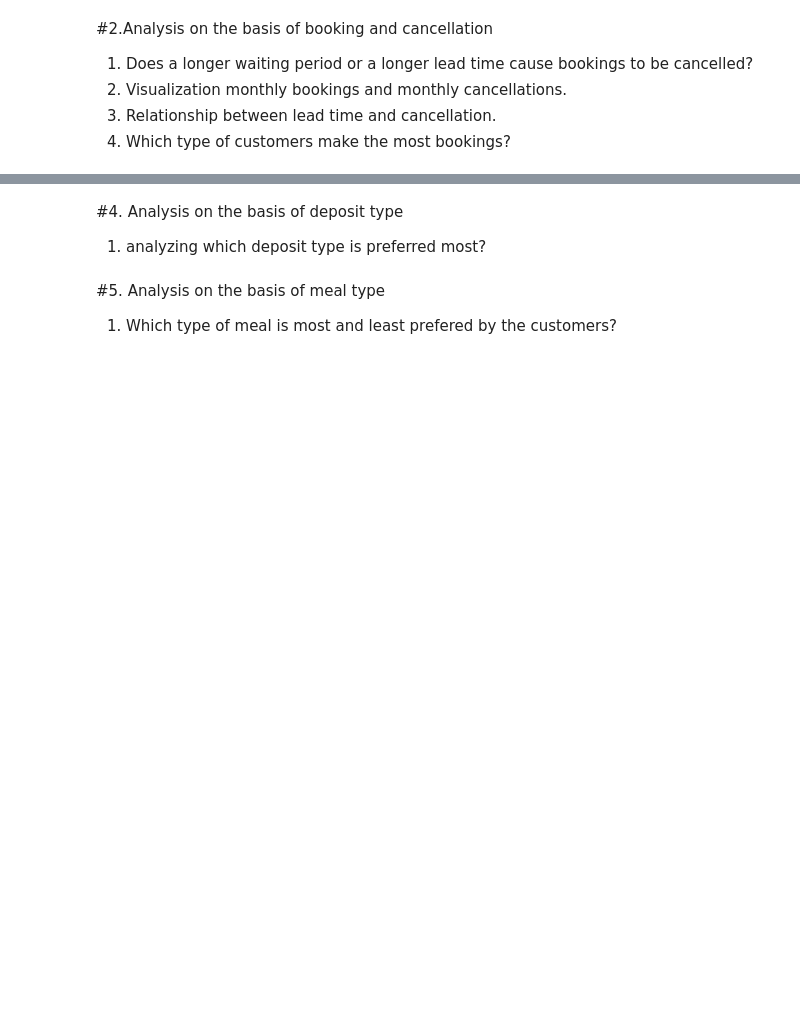
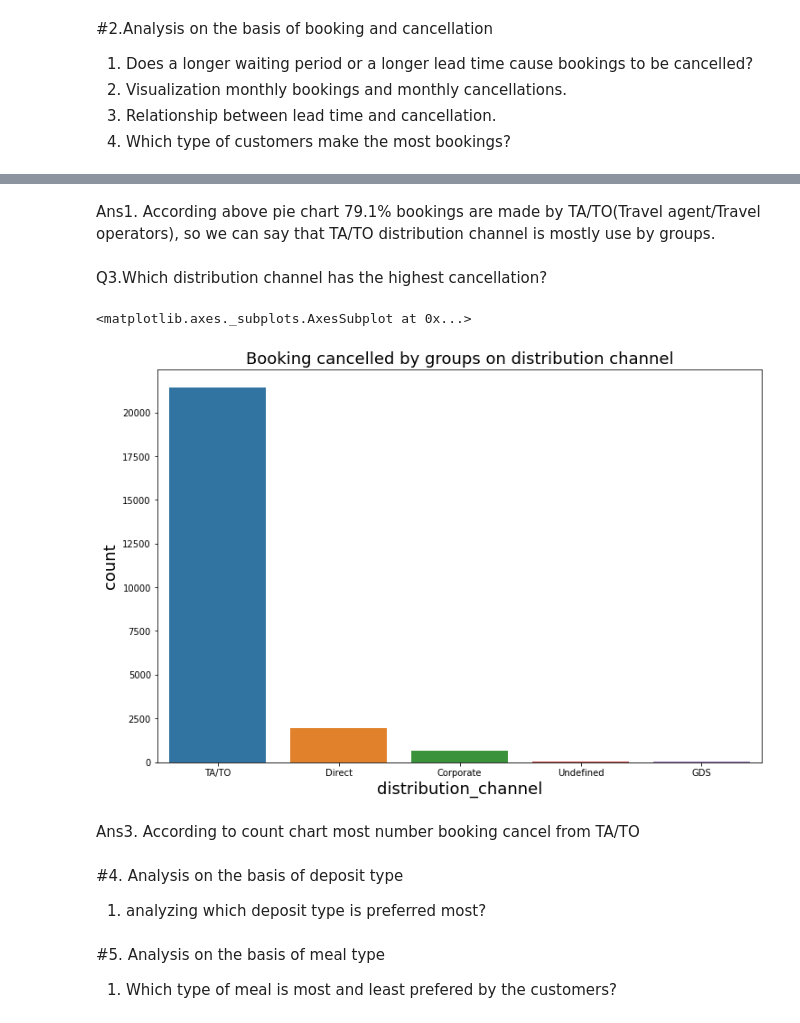
Before and after one commit to niteshavagabond/Hotel-Booking-analysis, a Jupyter notebook: Hotel_Booking_Analysis_Capstone_Project.ipynb, the cells around one changed output, grey strips where cells are left out. Saved outputs shown, nothing was run; the diff lists cells and outputs as text; code cells hidden in the pictures; blank space fills up the shorter version.

```diff
--- a/Hotel_Booking_Analysis_Capstone_Project.ipynb
+++ b/Hotel_Booking_Analysis_Capstone_Project.ipynb
@@ -608,3 +614,19 @@ plt.figure(figsize= (20,15))
+# %% [markdown]
+Ans1. According above pie chart 79.1% bookings are made by TA/TO(Travel agent/Travel operators), so we can say that TA/TO distribution channel is mostly use by groups.
+# %% [markdown]
+Q3.Which distribution channel  has the highest cancellation?
+# %%
+dist_cancel=df[df['booking_cancel_status']==1]
+plt.figure(figsize=(12,8))
+plt.xlabel('Distribution_channel',fontsize=18)
+plt.ylabel('count',fontsize=18)
+plt.title('Booking cancelled by groups on distribution channel',fontsize=18)
+sns.countplot(dist_cancel['distribution_channel'])
+# %% [output]
+<matplotlib.axes._subplots.AxesSubplot at 0x...>
+[figure, added]
+# %% [markdown]
+Ans3. According to count chart most number booking cancel from TA/TO
 # %% [markdown]
 #4. Analysis on the basis of deposit type
 
```
Also changed, not shown: parts of 11 cells of this notebook.
